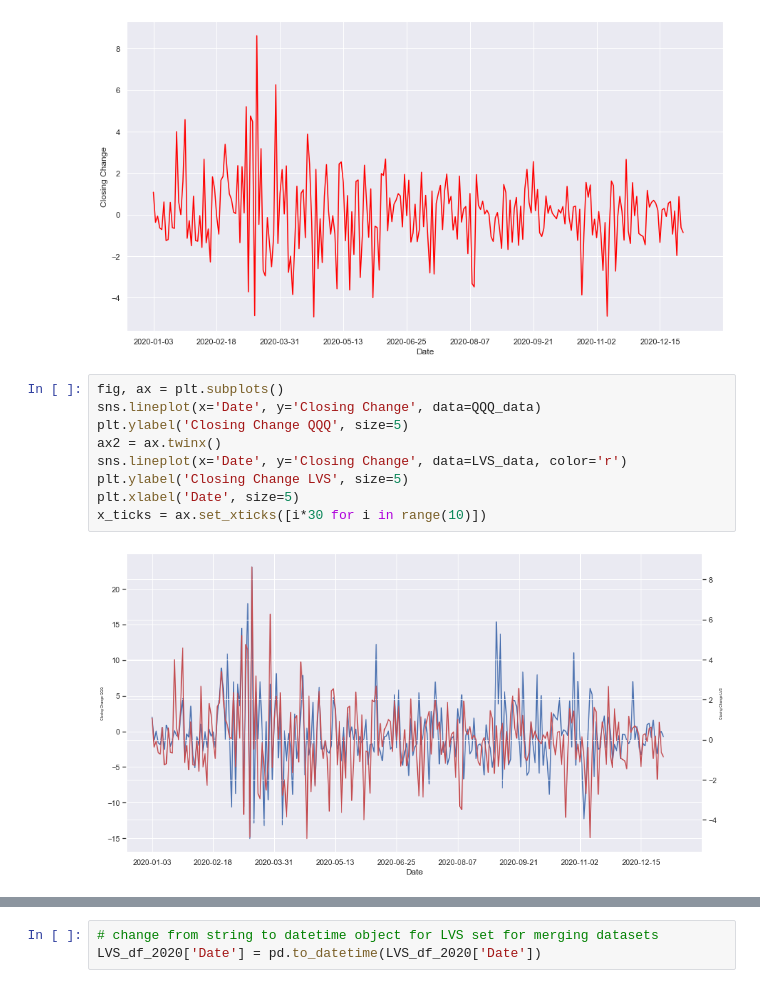
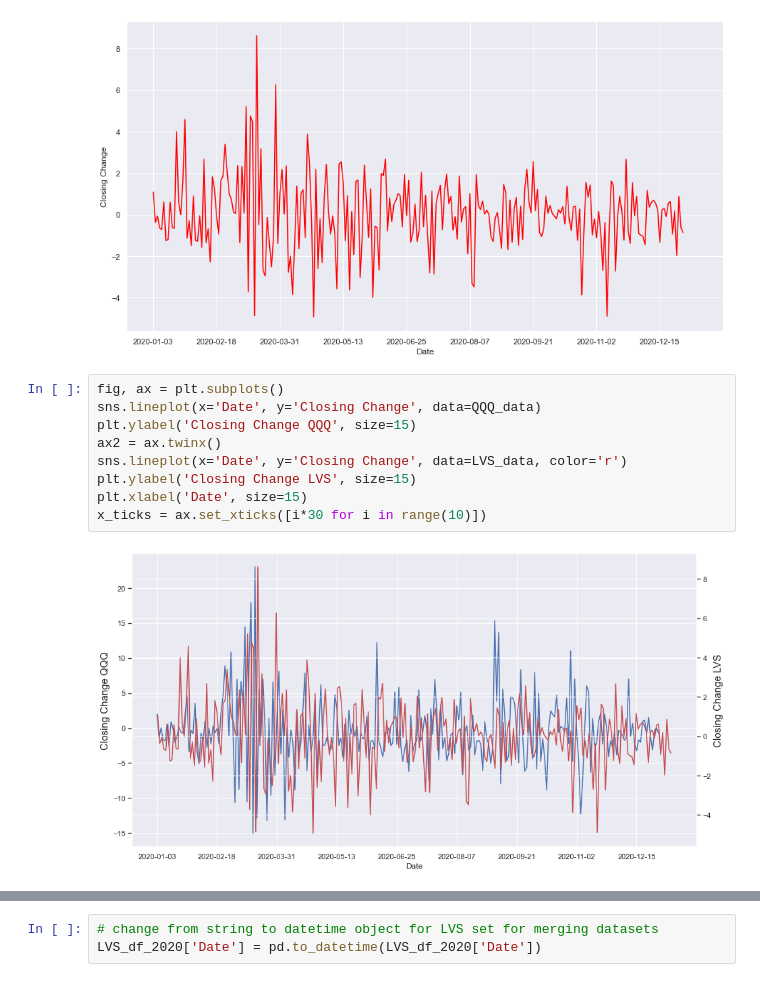
Before and after one commit to cpozuelos1/COGS_108_Final_Project, a Jupyter notebook: EDACheckpointGroup071-Wi22.ipynb, the cells around one changed output, grey strips where cells are left out. Cells and saved outputs as stored; diff of their text form.

```diff
--- a/EDACheckpointGroup071-Wi22.ipynb
+++ b/EDACheckpointGroup071-Wi22.ipynb
@@ -342,11 +342,11 @@ x_ticks = ax.set_xticks([i*30 for i in range(10)])
 # %%
 fig, ax = plt.subplots()
 sns.lineplot(x='Date', y='Closing Change', data=QQQ_data)
-plt.ylabel('Closing Change QQQ', size=5)
+plt.ylabel('Closing Change QQQ', size=15)
 ax2 = ax.twinx()
 sns.lineplot(x='Date', y='Closing Change', data=LVS_data, color='r')
-plt.ylabel('Closing Change LVS', size=5)
-plt.xlabel('Date', size=5)
+plt.ylabel('Closing Change LVS', size=15)
+plt.xlabel('Date', size=15)
 x_ticks = ax.set_xticks([i*30 for i in range(10)])
 # %% [output]
-[figure, old version]
+[figure, new version]
```
Also changed, not shown: parts of 20 cells of this notebook.
